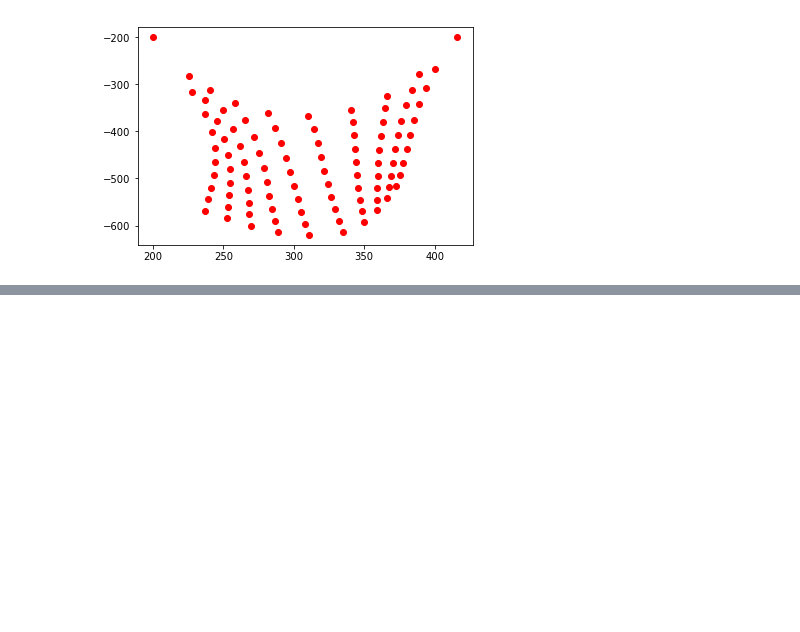
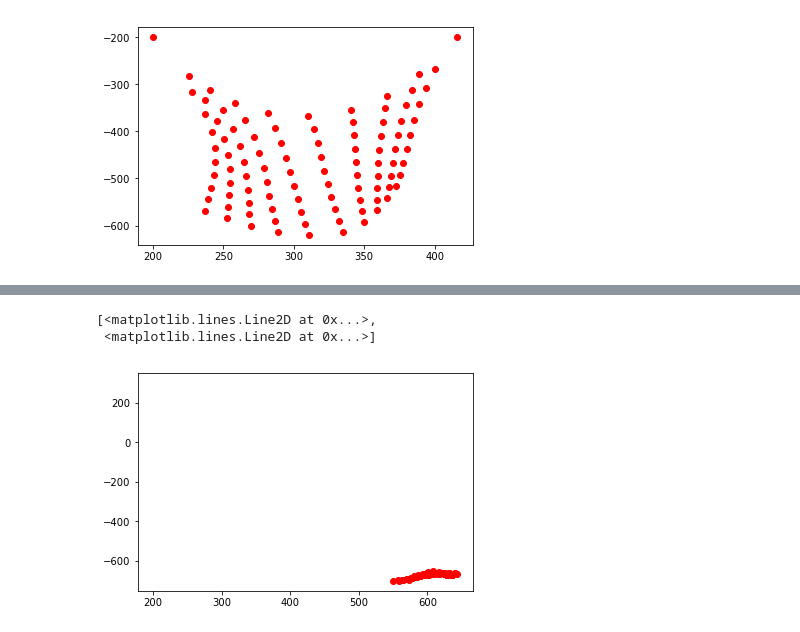
Before and after one commit to anan5397/Cloth-simulation, a Jupyter notebook: PLOT.ipynb, the cells around one changed output, grey strips where cells are left out. Drawn from its saved outputs; the diff is of its cells as text; code cells hidden in the pictures; blank space fills up the shorter version.

```diff
--- a/PLOT.ipynb
+++ b/PLOT.ipynb
@@ -50 +51,2 @@ plt.plot(x3,y3,'ro',200,300)
 # %%
+#WIND blowing from left to right and normal gravity
@@ -53 +55,5 @@ y4 = np.array([670.8734921433946, 670.6764967218304, 671.8741545445953, 672.1859
-plt.plot(x4,y4,)
+plt.plot(x4,-y4,'ro',200,300)
+# %% [output]
+[<matplotlib.lines.Line2D at 0x...>,
+ <matplotlib.lines.Line2D at 0x...>]
+[figure, added]
```
Also changed, not shown: parts of 3 cells of this notebook.
